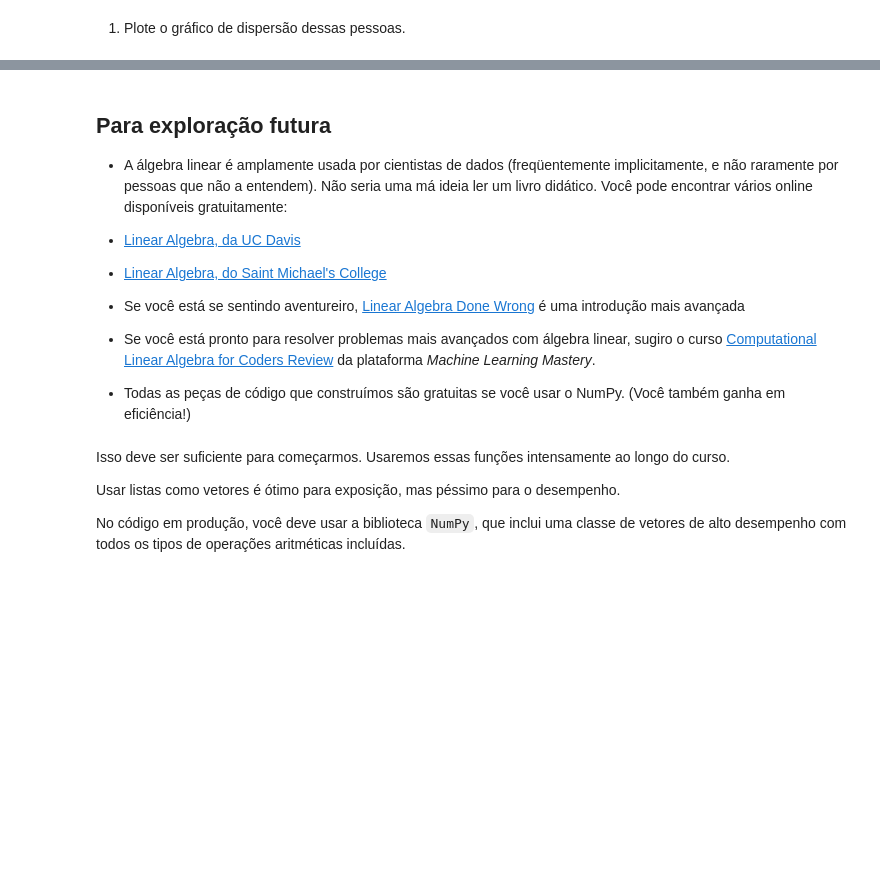
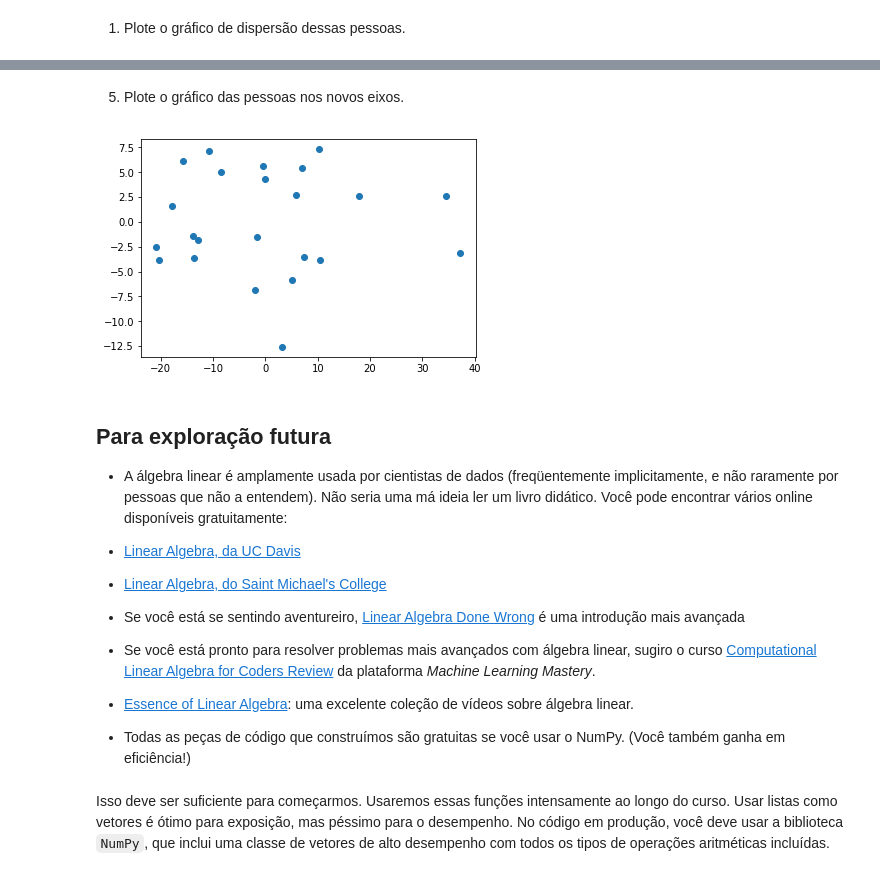
Before and after one commit to innng/data-science-introduction, a Jupyter notebook: Aula03 - Álgebra Linear.ipynb, the cells around one changed output, grey strips where cells are left out. Cells and saved outputs as stored; diff of their text form; code cells hidden in the pictures; blank space fills up the shorter version.

```diff
--- a/Aula03 - Álgebra Linear.ipynb
+++ b/Aula03 - Álgebra Linear.ipynb
@@ -500,0 +544,9 @@ Projete as pessoas neste eixo e as ordene da maior para a menor pessoa.
+# %%
+def de_mean_matrix(A):
+    """returns the result of subtracting from every value in A the mean
+    value of its column. the resulting matrix has mean 0 in every column"""
+    num_rows, num_cols = A.shape
+    dA = np.zeros(A.shape)
+    for i in range(0,num_cols):
+        dA[:,i] = A[:,i] - np.mean(A[:,i])
+    return dA
@@ -504,3 +610,14 @@ assert(maiores == ['Gabi', 'Rob', 'Diane', 'Quinn', 'Kane', 'Luis', 'Pedro', 'Ot
+# %% [markdown]
+5) Plote o gráfico das pessoas nos novos eixos.
+# %%
+X = np.transpose(np.stack((pesos,alturas)))
+X = de_mean_matrix(X)
+eixo_tamanho_dm = scalar_multiply(1/magnitude(eixo_tamanho_dm),eixo_tamanho_dm)
+Xt = np.array([[np.dot(xi,eixo_tamanho_dm), np.dot(xi,novo_eixo)] for xi in X])
+plt.scatter(Xt[:,0], Xt[:,1])
+plt.show()
+# %% [output]
+[figure, added]
 # %% [markdown]
 ## Para exploração futura
 
@@ -514,10 +631,8 @@ assert(maiores == ['Gabi', 'Rob', 'Diane', 'Quinn', 'Kane', 'Luis', 'Pedro', 'Ot
 
  - Se você está pronto para resolver problemas mais avançados com álgebra linear, sugiro o curso [Computational Linear Algebra for Coders Review](https://machinelearningmastery.com/computational-linear-algebra-coders-review/) da plataforma *Machine Learning Mastery*.
 
+ - [Essence of Linear Algebra](https://www.youtube.com/playlist?list=PLZHQObOWTQDPD3MizzM2xVFitgF8hE_ab): uma excelente coleção de vídeos sobre álgebra linear.
+
 * Todas as peças de código que construímos são gratuitas se você usar o NumPy. (Você também ganha em eficiência!)
 # %% [markdown]
-Isso deve ser suficiente para começarmos. Usaremos essas funções intensamente ao longo do curso.
-
-Usar listas como vetores é ótimo para exposição, mas péssimo para o desempenho.
-
-No código em produção, você deve usar a biblioteca `NumPy`, que inclui uma classe de vetores de alto desempenho com todos os tipos de operações aritméticas incluídas.
+Isso deve ser suficiente para começarmos. Usaremos essas funções intensamente ao longo do curso. Usar listas como vetores é ótimo para exposição, mas péssimo para o desempenho. No código em produção, você deve usar a biblioteca `NumPy`, que inclui uma classe de vetores de alto desempenho com todos os tipos de operações aritméticas incluídas.
```
Also changed, not shown: parts of 17 cells of this notebook, 3 other files.
